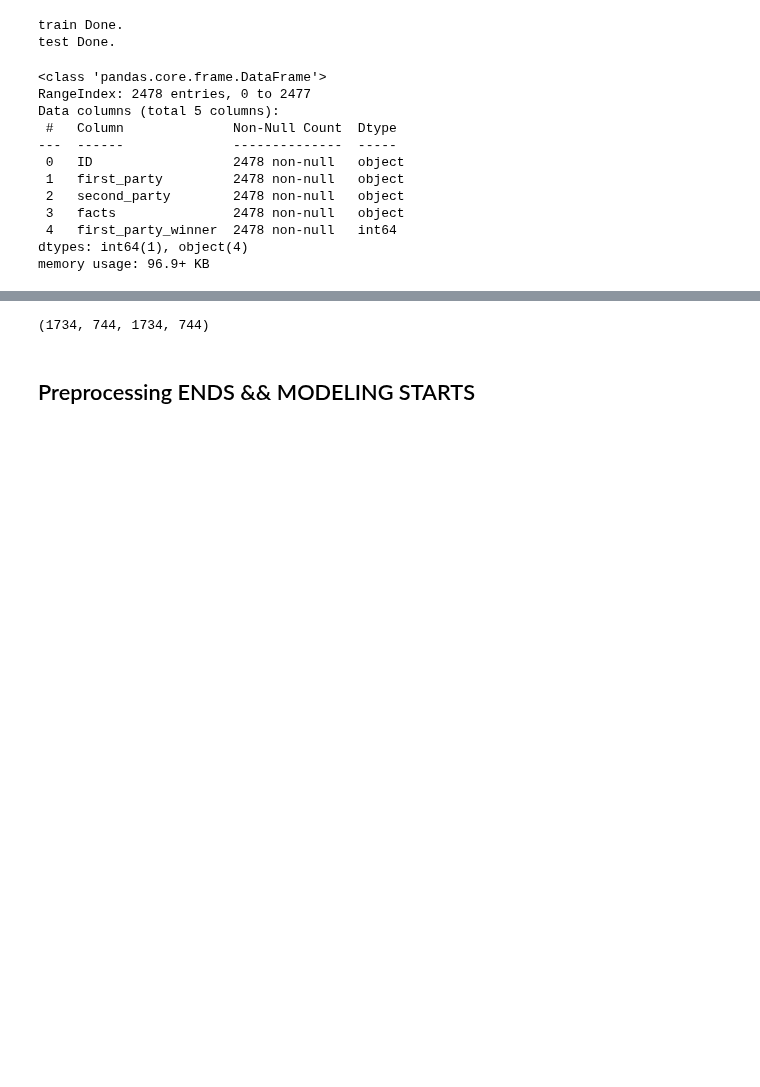
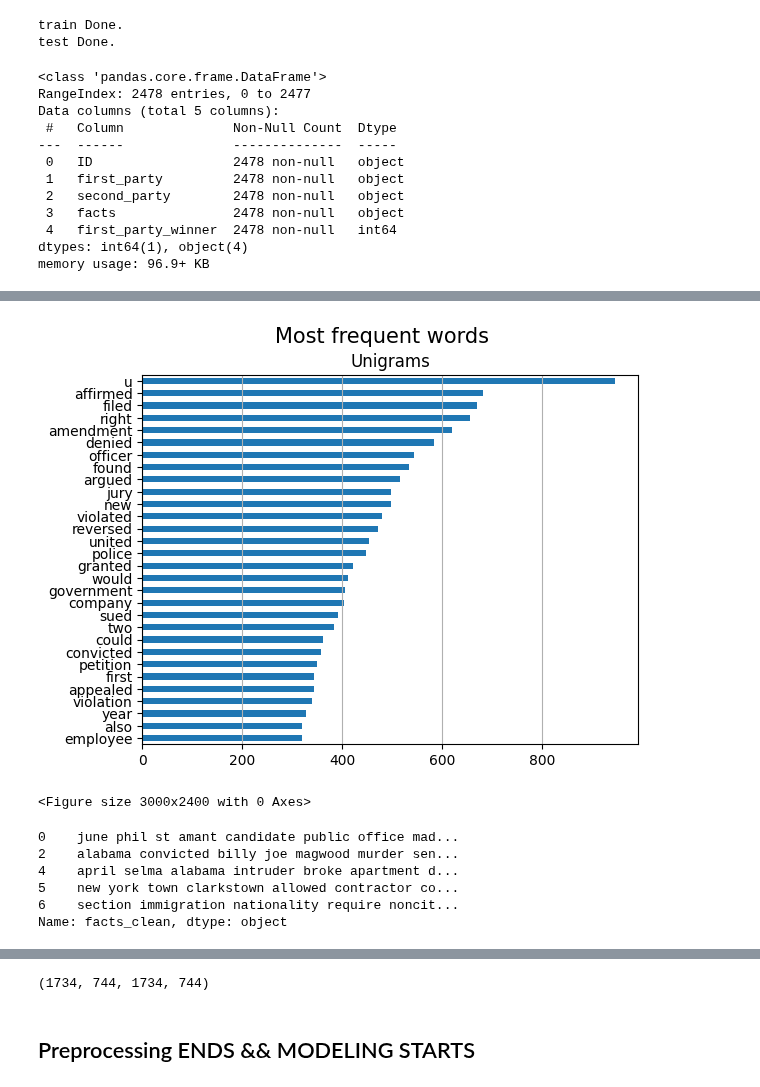
Before and after one commit to dlsco123/mtvsDacon, a Jupyter notebook: [mtvs]nic.ipynb, the cells around one changed output, grey strips where cells are left out. Saved outputs shown, nothing was run; the diff lists cells and outputs as text; code cells hidden in the pictures; blank space fills up the shorter version.

```diff
--- a/[mtvs]nic.ipynb
+++ b/[mtvs]nic.ipynb
@@ -390 +216,12 @@ Requirement already satisfied: six>=1.5 in c:\users\user\miniconda3\envs\py\lib\
+# %%
+won = freq(1)
+# %% [output]
+[figure, added]
+<Figure size 3000x2400 with 0 Axes>
+0    june phil st amant candidate public office mad...
+2    alabama convicted billy joe magwood murder sen...
+4    april selma alabama intruder broke apartment d...
+5    new york town clarkstown allowed contractor co...
+6    section immigration nationality require noncit...
+Name: facts_clean, dtype: object
 # %%
```
Also changed, not shown: parts of 30 cells of this notebook.
